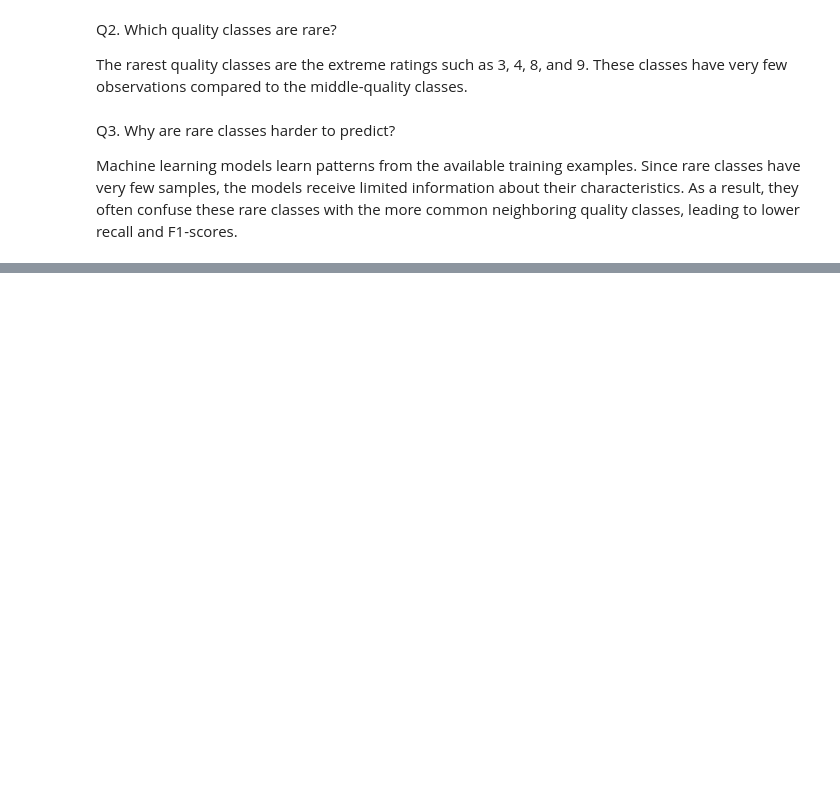
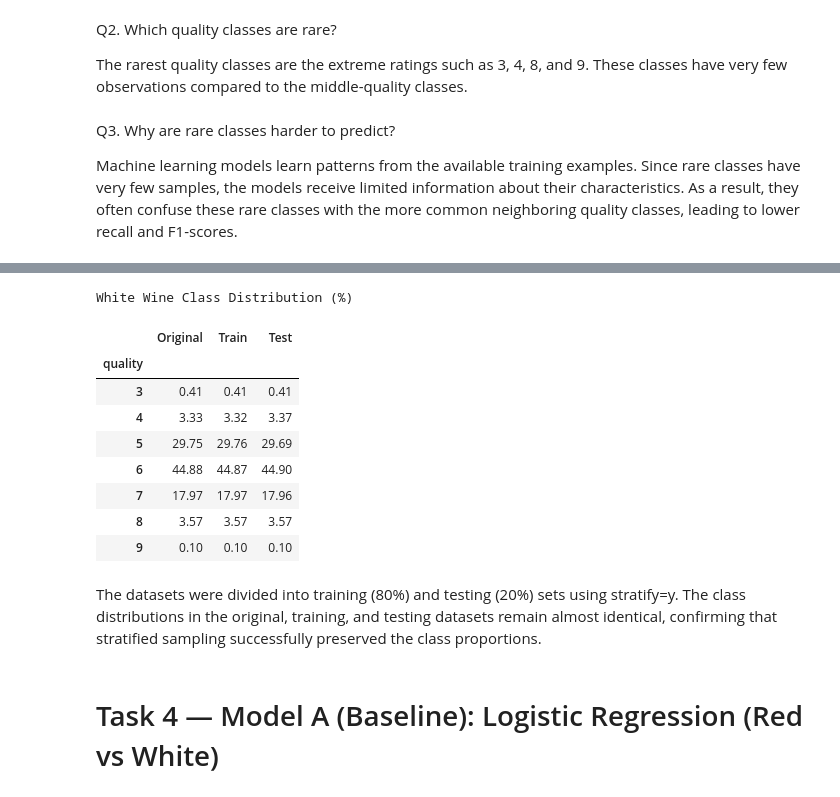
Before and after one commit to madhurmd/Wine_Quality_Comparative_Study, a Jupyter notebook: Wine_Quality_Comparative_Study_Madhur_Modi_Batch_3.ipynb, the cells around one changed output, grey strips where cells are left out. Cells and saved outputs as stored; diff of their text form; code cells hidden in the pictures; blank space fills up the shorter version.

Commit message:
Completed Task 3 and 3

```diff
--- a/Wine_Quality_Comparative_Study_Madhur_Modi_Batch_3.ipynb
+++ b/Wine_Quality_Comparative_Study_Madhur_Modi_Batch_3.ipynb
@@ -247,0 +229,10 @@ Machine learning models learn patterns from the available training examples. Sin
+# %%
+# Red Wine Dataset
+
+X_red = red_df.drop("quality", axis=1)
+y_red = red_df["quality"]
+
+# White Wine Dataset
+
+X_white = white_df.drop("quality", axis=1)
+y_white = white_df["quality"]
@@ -247,0 +305,25 @@ Machine learning models learn patterns from the available training examples. Sin
+# %%
+print("White Wine Class Distribution (%)")
+
+comparison_white = pd.DataFrame({
+    "Original": y_white.value_counts(normalize=True).sort_index()*100,
+    "Train": y_train_white.value_counts(normalize=True).sort_index()*100,
+    "Test": y_test_white.value_counts(normalize=True).sort_index()*100
+})
+
+display(comparison_white.round(2))
+# %% [output]
+White Wine Class Distribution (%)
+|  | Original | Train | Test |
+| quality |  |  |  |
+| 3 | 0.41 | 0.41 | 0.41 |
+| 4 | 3.33 | 3.32 | 3.37 |
+| 5 | 29.75 | 29.76 | 29.69 |
+| 6 | 44.88 | 44.87 | 44.90 |
+| 7 | 17.97 | 17.97 | 17.96 |
+| 8 | 3.57 | 3.57 | 3.57 |
+| 9 | 0.10 | 0.10 | 0.10 |
+# %% [markdown]
+The datasets were divided into training (80%) and testing (20%) sets using stratify=y. The class distributions in the original, training, and testing datasets remain almost identical, confirming that stratified sampling successfully preserved the class proportions.
+# %% [markdown]
+# Task 4 — Model A (Baseline): Logistic Regression (Red vs White)
```
Also changed, not shown: parts of 16 cells of this notebook.
